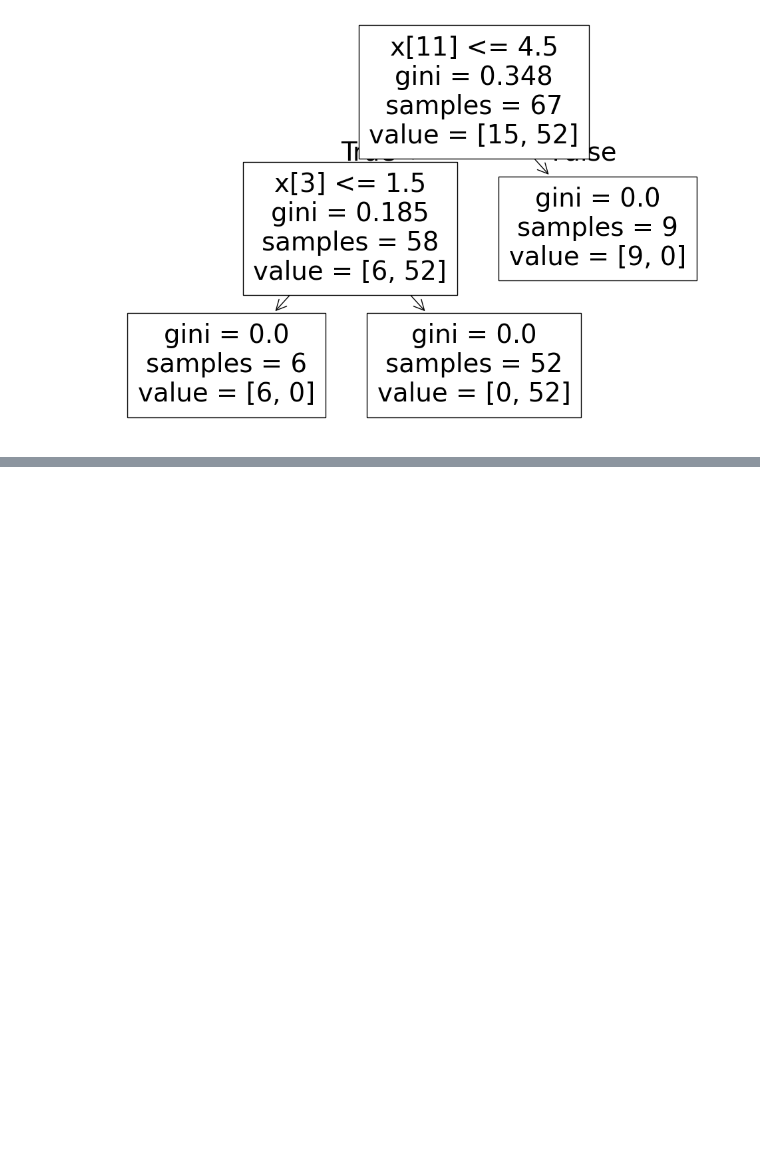
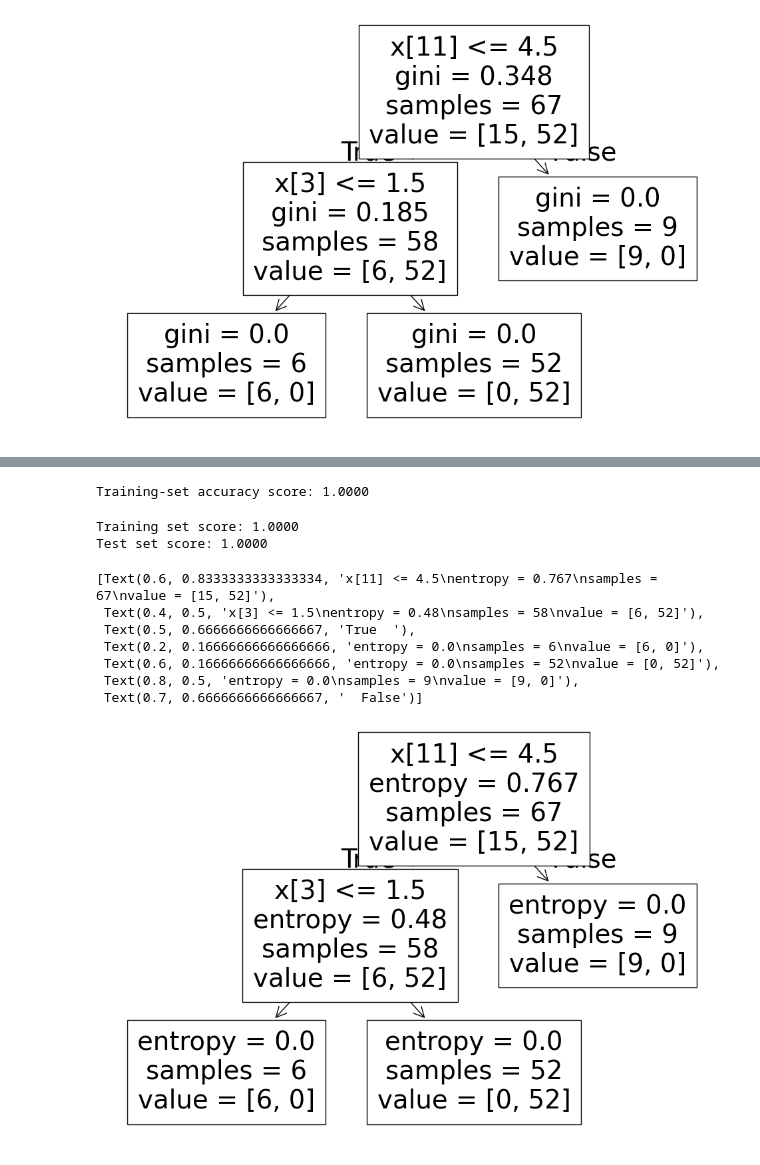
Before and after one commit to Suchada2000/MY-WORK, a Jupyter notebook: Untitled17.ipynb, the cells around one changed output, grey strips where cells are left out. Drawn from its saved outputs; the diff is of its cells as text; code cells hidden in the pictures; blank space fills up the shorter version.

Commit message:
dicition tree example

```diff
--- a/Untitled17.ipynb
+++ b/Untitled17.ipynb
@@ -44,4 +44,3 @@ df['Gender'] = le.fit_transform(df['Gender'])
 df['Result_claim'] = le.fit_transform(df['Result_claim'])
 df['Payment'] = le.fit_transform(df['Payment'])
 df['Conversation'] = le.fit_transform(df['Conversation'])
-df['result'] = le.fit_transform(df['result'])
@@ -330,0 +381,6 @@ tree.plot_tree(clf_gini.fit(X_train, y_train))
+# %%
+clf_en = DecisionTreeClassifier(criterion='entropy', max_depth=5, random_state=0,min_samples_split=20,min_samples_leaf=2)
+
+
+# fit the model
+clf_en.fit(X_train, y_train)
@@ -330,0 +414,26 @@ tree.plot_tree(clf_gini.fit(X_train, y_train))
+# %%
+print('Training-set accuracy score: {0:0.4f}'. format(accuracy_score(y_train, y_pred_train_en)))
+# %% [output]
+Training-set accuracy score: 1.0000
+# %%
+print('Training set score: {:.4f}'.format(clf_en.score(X_train, y_train)))
+
+print('Test set score: {:.4f}'.format(clf_en.score(X_test, y_test)))
+# %% [output]
+Training set score: 1.0000
+Test set score: 1.0000
+# %%
+plt.figure(figsize=(12,8))
+
+from sklearn import tree
+
+tree.plot_tree(clf_en.fit(X_train, y_train))
+# %% [output]
+[Text(0.6, 0.8333333333333334, 'x[11] <= 4.5\nentropy = 0.767\nsamples = 67\nvalue = [15, 52]'),
+ Text(0.4, 0.5, 'x[3] <= 1.5\nentropy = 0.48\nsamples = 58\nvalue = [6, 52]'),
+ Text(0.5, 0.6666666666666667, 'True  '),
+ Text(0.2, 0.16666666666666666, 'entropy = 0.0\nsamples = 6\nvalue = [6, 0]'),
+ Text(0.6, 0.16666666666666666, 'entropy = 0.0\nsamples = 52\nvalue = [0, 52]'),
+ Text(0.8, 0.5, 'entropy = 0.0\nsamples = 9\nvalue = [9, 0]'),
+ Text(0.7, 0.6666666666666667, '  False')]
+[figure, added]
```
Also changed, not shown: parts of 20 cells of this notebook.
